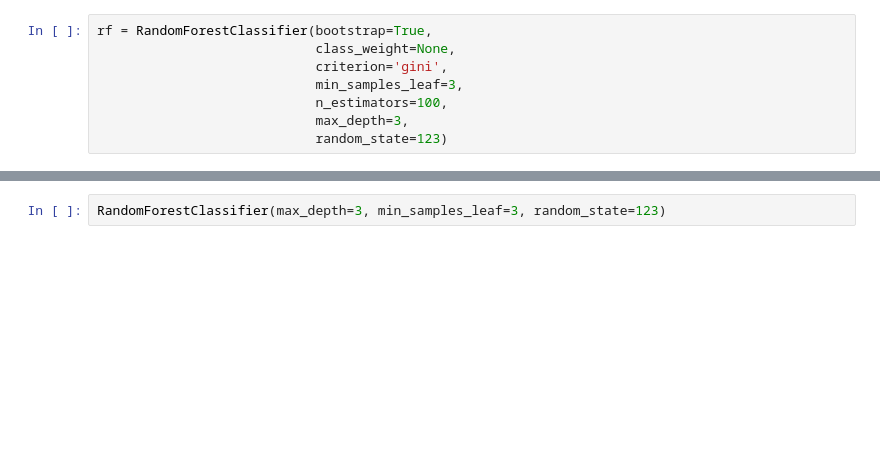
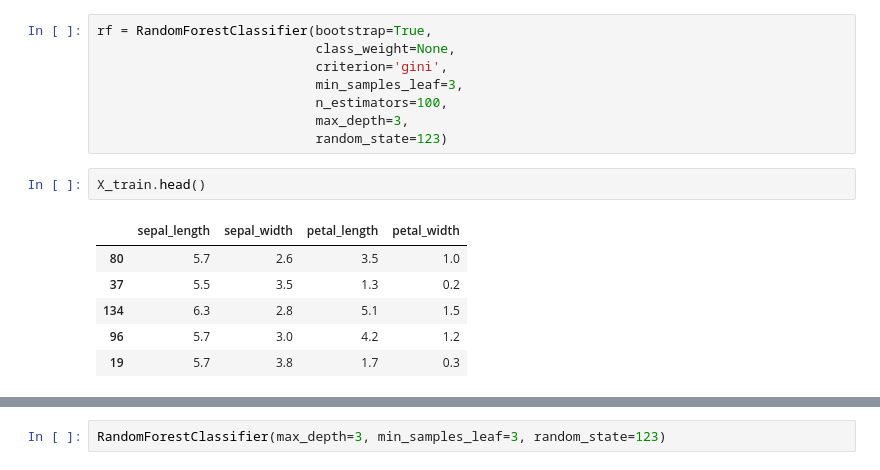
Before and after one commit to manuelparra1/classification-exercises, a Jupyter notebook: random_forests.ipynb, the cells around one changed output, grey strips where cells are left out. Cells and saved outputs as stored; diff of their text form; blank space fills up the shorter version.

```diff
--- a/random_forests.ipynb
+++ b/random_forests.ipynb
@@ -82,3 +89,12 @@ rf = RandomForestClassifier(bootstrap=True,
                             n_estimators=100,
                             max_depth=3,
                             random_state=123)
+# %%
+X_train.head()
+# %% [output]
+|  | sepal_length | sepal_width | petal_length | petal_width |
+| 80 | 5.7 | 2.6 | 3.5 | 1.0 |
+| 37 | 5.5 | 3.5 | 1.3 | 0.2 |
+| 134 | 6.3 | 2.8 | 5.1 | 1.5 |
+| 96 | 5.7 | 3.0 | 4.2 | 1.2 |
+| 19 | 5.7 | 3.8 | 1.7 | 0.3 |
```
Also changed, not shown: parts of 6 cells of this notebook, 2 other files.
